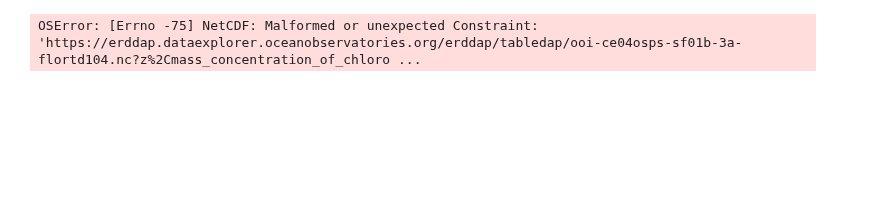
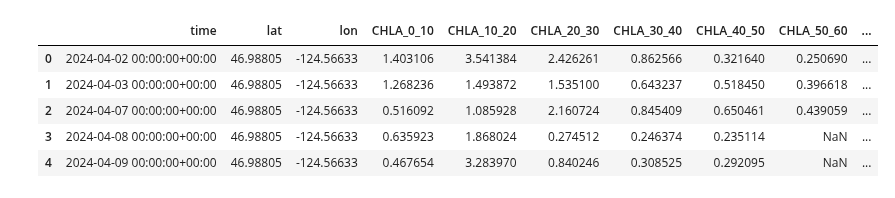
Before and after one commit to fish-pace/2025-tutorials, a Jupyter notebook: _old-and-draft/Endurance.ipynb, the cells around one changed output. Cells and saved outputs as stored; diff of their text form; code cells hidden in the pictures; blank space fills up the shorter version.

```diff
--- a/_old-and-draft/Endurance.ipynb
+++ b/_old-and-draft/Endurance.ipynb
@@ -67,4 +65,5 @@ new
 # %%
+# Get and save a file
 import numpy as np
 import pandas as pd
 from pathlib import Path
@@ -79,6 +78,7 @@ def ooi_mooring_save_file(url, description=None, id=None, save=False, out_dir=Pa
         chl_var = "mass_concentration_of_chlorophyll_a_in_sea_water"
     else:
         chl_var = "mass_concentration_of_chlorophyll_a_in_sea_water_profiler_depth_enabled"
+    qc_col = f"{chl_var}_qc_agg"
 
     # Rename CHLA columns
     df = df.rename(columns={
@@ -94,8 +94,8 @@ def ooi_mooring_save_file(url, description=None, id=None, save=False, out_dir=Pa
     # Depth (positive down)
     df["depth"] = -df["z"]
 
-    # Filter 0–200 m (add QC back if you want)
-    mask = (df["depth"] >= 0) & (df["depth"] < 200)
+    # Filter 0–200 m and QC
+    mask = (df["depth"] >= 0) & (df["depth"] < 200) & (df[qc_col] == 1.0)
     df_good = df[mask].copy()
 
     # 10 m bins
@@ -130,7 +130,7 @@ def ooi_mooring_save_file(url, description=None, id=None, save=False, out_dir=Pa
 
     # Rename depth-bin columns "0-10" → "chla_0_10"
     wide.columns = [
-        ("chla_" + str(c).replace("-", "_")) if c not in ("date", "lat", "lon") else c
+        ("CHLA_" + str(c).replace("-", "_")) if c not in ("date", "lat", "lon") else c
         for c in wide.columns
     ]
 
@@ -151,4 +151,17 @@ def ooi_mooring_save_file(url, description=None, id=None, save=False, out_dir=Pa
         return wide, out_path
 
     return wide, None
+# %%
+# The files we want
+endurance_dict = {
+    "ooi-ce04ossm-rid27-02-flortd000": "Coastal Endurance: Oregon Offshore Surface Mooring: Near Surface Instrument Frame: 3-Wavelength Fluorometer",
+    "ooi-ce04osps-sf01b-3a-flortd104": "Coastal Endurance: Oregon Offshore Cabled Shallow Profiler Mooring: Shallow Profiler (SF01B): 3-Wavelength Fluorometer",
+    "ooi-ce09ospm-wfp01-04-flortk000": "Coastal Endurance: Washington Offshore Profiler Mooring: Wire-Following Profiler: 3-Wavelength Fluorometer",
+    "ooi-ce01issp-sp001-08-flortj000": "Coastal Endurance: Oregon Inshore Surface Piercing Profiler Mooring: Surface Piercing Profiler: 3-Wavelength Fluorometer",
+    "ooi-ce04ospd-dp01b-04-flntua103": "Coastal Endurance: Oregon Offshore Cabled Deep Profiler Mooring: Wire-Following Profiler (DP01B): 2-Wavelength Fluorometer",
+    "ooi-ce02shsp-sp001-07-flortj000": "Coastal Endurance: Oregon Shelf Surface Piercing Profiler Mooring: Surface Piercing Profiler: 3-Wavelength Fluorometer",
+    "ooi-ce02shsp-sp002-07-flortj000": "Coastal Endurance: Oregon Shelf Surface Piercing Profiler Mooring: Surface Piercing Profiler: 3-Wavelength Fluorometer B",
+    "ooi-ce06issp-sp001-08-flortj000": "Coastal Endurance: Washington Inshore Surface Piercing Profiler Mooring: Surface Piercing Profiler: 3-Wavelength Fluorometer",
+    "ooi-ce07shsp-sp001-07-flortj000": "Coastal Endurance: Washington Shelf Surface Piercing Profiler Mooring: Surface Piercing Profiler: 3-Wavelength Fluorometer",
+}
 # %%
@@ -224,11 +221,0 @@ df
-# %%
-import pandas as pd
-
-base = "https://erddap.dataexplorer.oceanobservatories.org/erddap/tabledap"
-dataset_id = "ooi-ce02shsp-sp002-07-flortj000"
-
-header_url = f"{base}/{dataset_id}.csv?"
-
-# read only the header, skip the units row
-df0 = pd.read_csv(header_url, skiprows=[1], nrows=0)
-print(df0.columns)
@@ -286,6 +222,16 @@ new.time.min()
-# %%
-import xarray as xr
-url="https://erddap.dataexplorer.oceanobservatories.org/erddap/tabledap/ooi-ce04osps-sf01b-3a-flortd104.nc?z%2Cmass_concentration_of_chlorophyll_a_in_sea_water_profiler_depth_enabled%2Cmass_concentration_of_chlorophyll_a_in_sea_water_profiler_depth_enabled_qc_agg&time%3E=2025-11-28T00%3A00%3A00Z&time%3C=2025-12-05T00%3A00%3A00Z&z%3E=-50"
-ds = xr.open_dataset(url)
-# %% [output]
-OSError: [Errno -75] NetCDF: Malformed or unexpected Constraint: 'https://erddap.dataexplorer.oceanobservatories.org/erddap/tabledap/ooi-ce04osps-sf01b-3a-flortd104.nc?z%2Cmass_concentration_of_chloro ...
+# %%
+# Examine the file
+from pathlib import Path
+import pandas as pd
+out_dir = Path("_temp_data/ooi")
+dataset_id == "ooi-ce04ossm-rid27-02-flortd000"
+out_path = f"{out_dir}/{dataset_id}.parquet"
+df = pd.read_parquet(out_path)
+df.head()
+# %% [output]
+|  | time | lat | lon | CHLA_0_10 | CHLA_10_20 | CHLA_20_30 | CHLA_30_40 | CHLA_40_50 | CHLA_50_60 | ... |
+| 0 | 2024-04-02 00:00:00+00:00 | 46.98805 | -124.56633 | 1.403106 | 3.541384 | 2.426261 | 0.862566 | 0.321640 | 0.250690 | ... |
+| 1 | 2024-04-03 00:00:00+00:00 | 46.98805 | -124.56633 | 1.268236 | 1.493872 | 1.535100 | 0.643237 | 0.518450 | 0.396618 | ... |
+| 2 | 2024-04-07 00:00:00+00:00 | 46.98805 | -124.56633 | 0.516092 | 1.085928 | 2.160724 | 0.845409 | 0.650461 | 0.439059 | ... |
+| 3 | 2024-04-08 00:00:00+00:00 | 46.98805 | -124.56633 | 0.635923 | 1.868024 | 0.274512 | 0.246374 | 0.235114 | NaN | ... |
+| 4 | 2024-04-09 00:00:00+00:00 | 46.98805 | -124.56633 | 0.467654 | 3.283970 | 0.840246 | 0.308525 | 0.292095 | NaN | ... |
```
Also changed, not shown: parts of 12 cells of this notebook, 37 other files.
